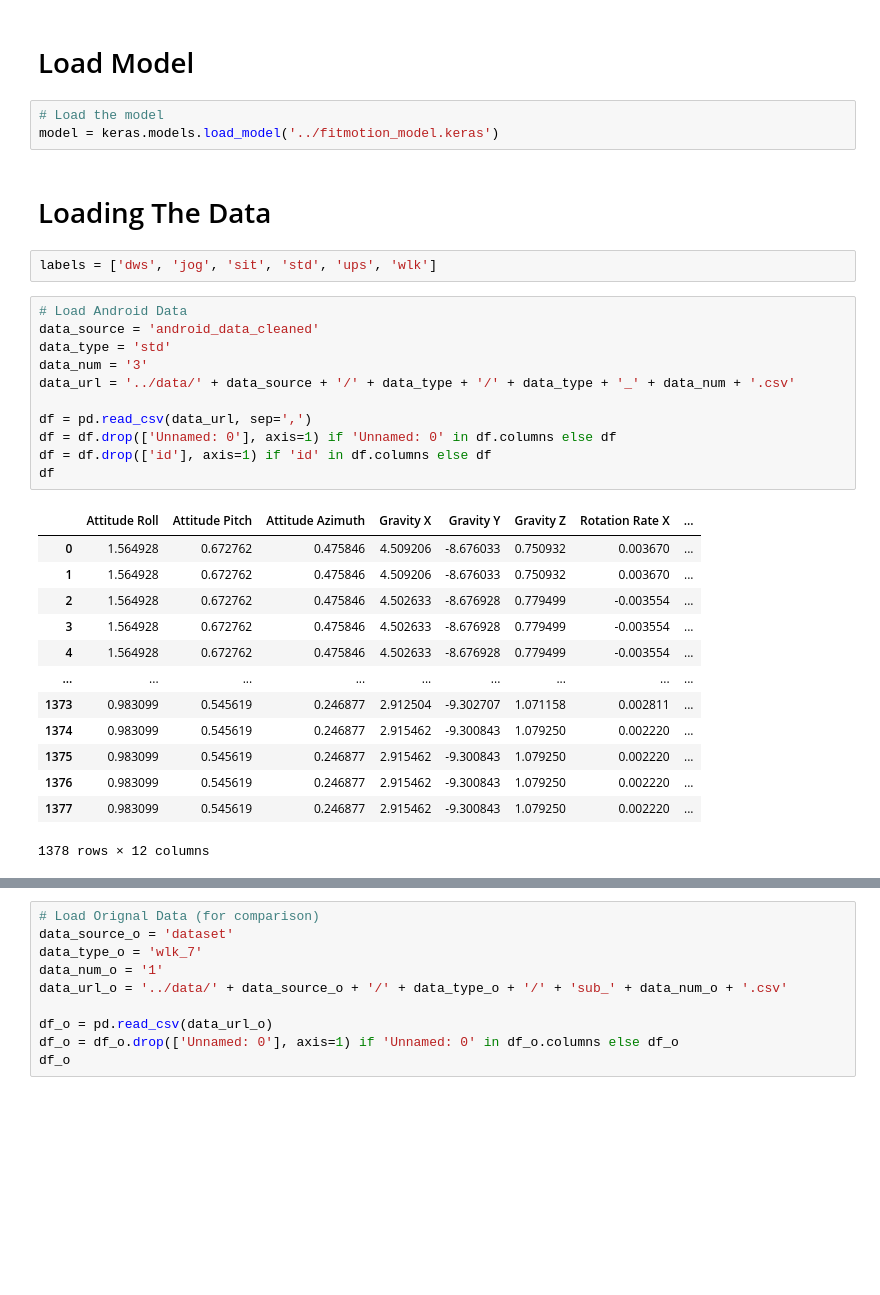
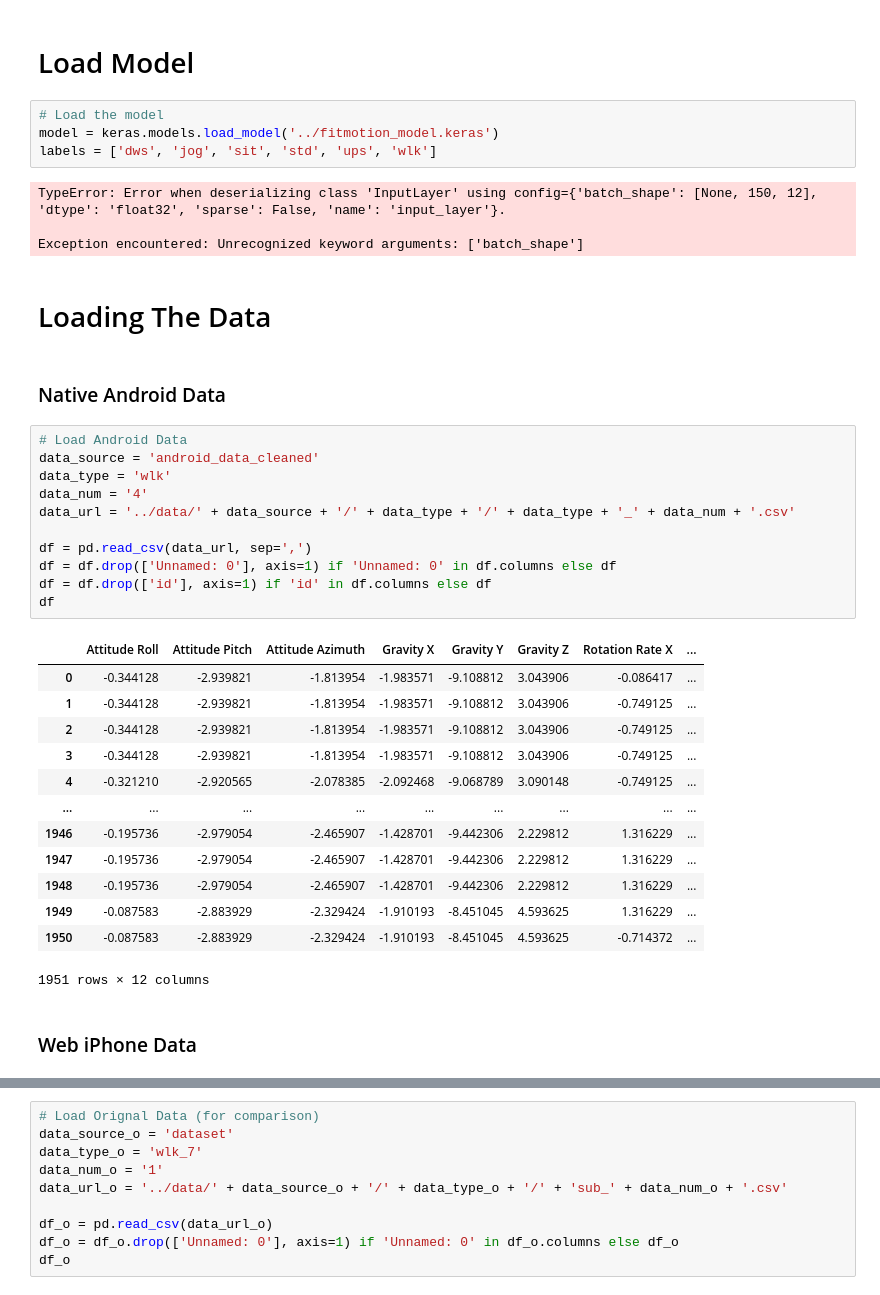
Before and after one commit to rayhannarindran/fitmotion_model, a Jupyter notebook: src/model_tester_h5.ipynb, the cells around one changed output, grey strips where cells are left out. Cells and saved outputs as stored; diff of their text form; blank space fills up the shorter version.

```diff
--- a/src/model_tester_h5.ipynb
+++ b/src/model_tester_h5.ipynb
@@ -10,32 +10,39 @@ import matplotlib.pyplot as plt
 # %%
 # Load the model
 model = keras.models.load_model('../fitmotion_model.keras')
+labels = ['dws', 'jog', 'sit', 'std', 'ups', 'wlk']
+# %% [output]
+TypeError: Error when deserializing class 'InputLayer' using config={'batch_shape': [None, 150, 12], 'dtype': 'float32', 'sparse': False, 'name': 'input_layer'}.
+
+Exception encountered: Unrecognized keyword arguments: ['batch_shape']
 # %% [markdown]
 # Loading The Data
-# %%
-labels = ['dws', 'jog', 'sit', 'std', 'ups', 'wlk']
+# %% [markdown]
+### Native Android Data
 # %%
 # Load Android Data
 data_source = 'android_data_cleaned'
-data_type = 'std'
-data_num = '3'
+data_type = 'wlk'
+data_num = '4'
 data_url = '../data/' + data_source + '/' + data_type + '/' + data_type + '_' + data_num + '.csv'
 
 df = pd.read_csv(data_url, sep=',')
 df = df.drop(['Unnamed: 0'], axis=1) if 'Unnamed: 0' in df.columns else df
 df = df.drop(['id'], axis=1) if 'id' in df.columns else df
 df
 # %% [output]
 |  | Attitude Roll | Attitude Pitch | Attitude Azimuth | Gravity X | Gravity Y | Gravity Z | Rotation Rate X | ... |
-| 0 | 1.564928 | 0.672762 | 0.475846 | 4.509206 | -8.676033 | 0.750932 | 0.003670 | ... |
-| 1 | 1.564928 | 0.672762 | 0.475846 | 4.509206 | -8.676033 | 0.750932 | 0.003670 | ... |
-| 2 | 1.564928 | 0.672762 | 0.475846 | 4.502633 | -8.676928 | 0.779499 | -0.003554 | ... |
-| 3 | 1.564928 | 0.672762 | 0.475846 | 4.502633 | -8.676928 | 0.779499 | -0.003554 | ... |
-| 4 | 1.564928 | 0.672762 | 0.475846 | 4.502633 | -8.676928 | 0.779499 | -0.003554 | ... |
+| 0 | -0.344128 | -2.939821 | -1.813954 | -1.983571 | -9.108812 | 3.043906 | -0.086417 | ... |
+| 1 | -0.344128 | -2.939821 | -1.813954 | -1.983571 | -9.108812 | 3.043906 | -0.749125 | ... |
+| 2 | -0.344128 | -2.939821 | -1.813954 | -1.983571 | -9.108812 | 3.043906 | -0.749125 | ... |
+| 3 | -0.344128 | -2.939821 | -1.813954 | -1.983571 | -9.108812 | 3.043906 | -0.749125 | ... |
+| 4 | -0.321210 | -2.920565 | -2.078385 | -2.092468 | -9.068789 | 3.090148 | -0.749125 | ... |
 | ... | ... | ... | ... | ... | ... | ... | ... | ... |
-| 1373 | 0.983099 | 0.545619 | 0.246877 | 2.912504 | -9.302707 | 1.071158 | 0.002811 | ... |
-| 1374 | 0.983099 | 0.545619 | 0.246877 | 2.915462 | -9.300843 | 1.079250 | 0.002220 | ... |
-| 1375 | 0.983099 | 0.545619 | 0.246877 | 2.915462 | -9.300843 | 1.079250 | 0.002220 | ... |
-| 1376 | 0.983099 | 0.545619 | 0.246877 | 2.915462 | -9.300843 | 1.079250 | 0.002220 | ... |
-| 1377 | 0.983099 | 0.545619 | 0.246877 | 2.915462 | -9.300843 | 1.079250 | 0.002220 | ... |
+| 1946 | -0.195736 | -2.979054 | -2.465907 | -1.428701 | -9.442306 | 2.229812 | 1.316229 | ... |
+| 1947 | -0.195736 | -2.979054 | -2.465907 | -1.428701 | -9.442306 | 2.229812 | 1.316229 | ... |
+| 1948 | -0.195736 | -2.979054 | -2.465907 | -1.428701 | -9.442306 | 2.229812 | 1.316229 | ... |
+| 1949 | -0.087583 | -2.883929 | -2.329424 | -1.910193 | -8.451045 | 4.593625 | 1.316229 | ... |
+| 1950 | -0.087583 | -2.883929 | -2.329424 | -1.910193 | -8.451045 | 4.593625 | -0.714372 | ... |
-1378 rows × 12 columns
+1951 rows × 12 columns
+# %% [markdown]
+### Web iPhone Data
```
Also changed, not shown: parts of 7 cells of this notebook, 5 other files.
